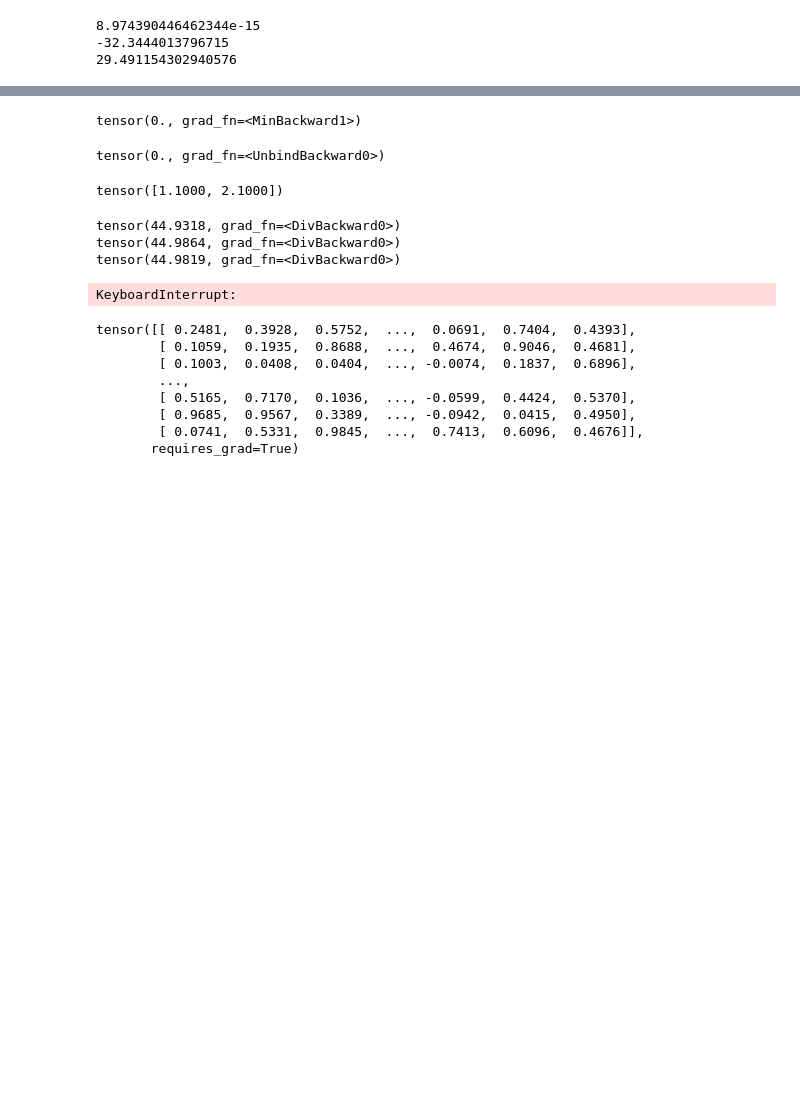
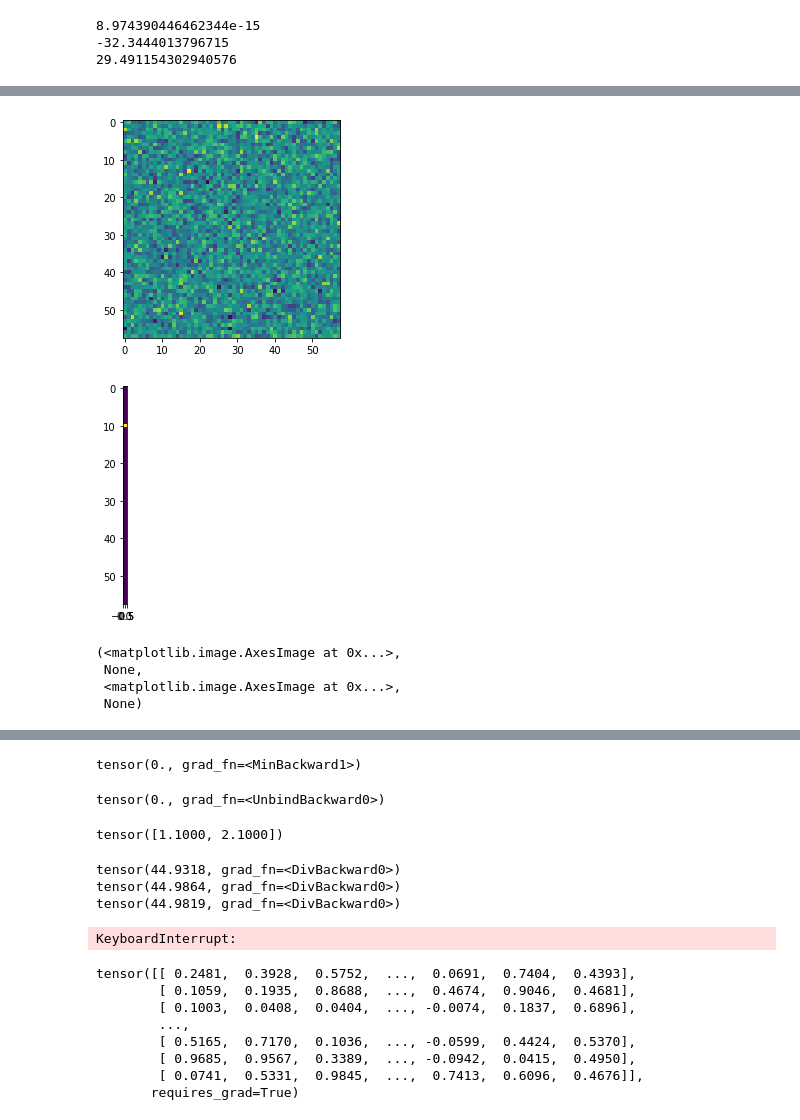
Before and after one commit to sajanth/learning-nlp, a Jupyter notebook: notebooks/bigram.ipynb, the cells around one changed output, grey strips where cells are left out. Cells and saved outputs as stored; diff of their text form; code cells hidden in the pictures; blank space fills up the shorter version.

```diff
--- a/notebooks/bigram.ipynb
+++ b/notebooks/bigram.ipynb
@@ -197,0 +226,9 @@ print(total/len(names))
+# %%
+plt.imshow(weights.detach().numpy()),plt.show(), plt.imshow(torch.tensor(char2vec("a")).unsqueeze(1)), plt.show()
+# %% [output]
+[figure, added]
+[figure, added]
+(<matplotlib.image.AxesImage at 0x...>,
+ None,
+ <matplotlib.image.AxesImage at 0x...>,
+ None)
```
Also changed, not shown: parts of 35 cells of this notebook.
